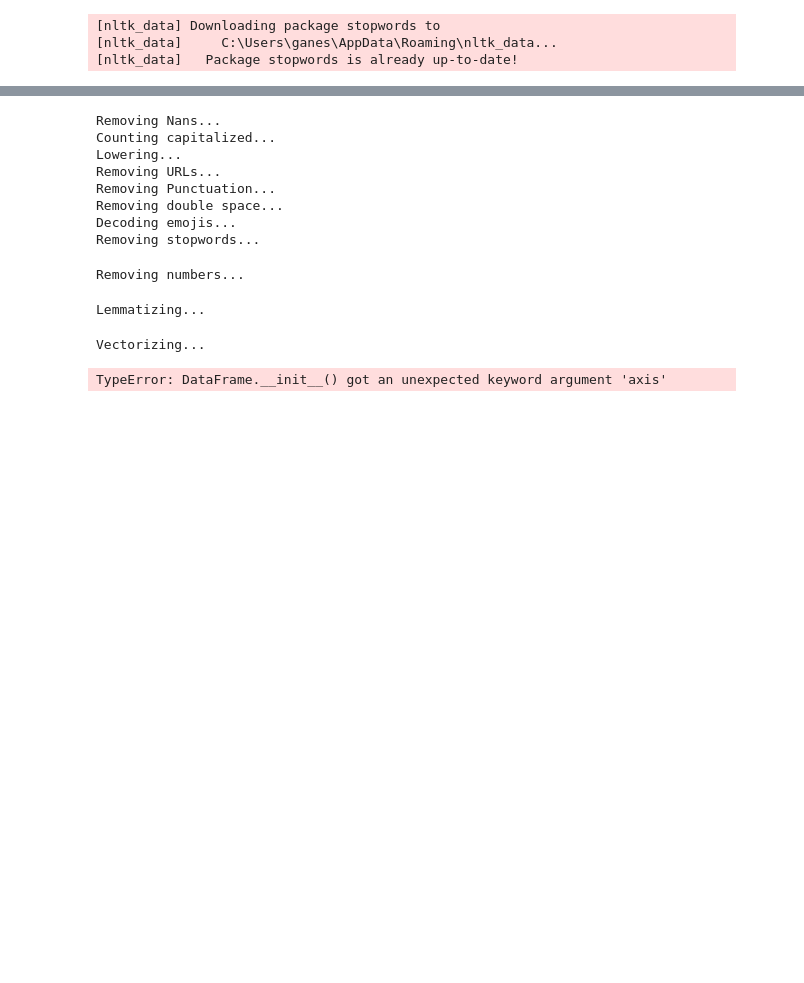
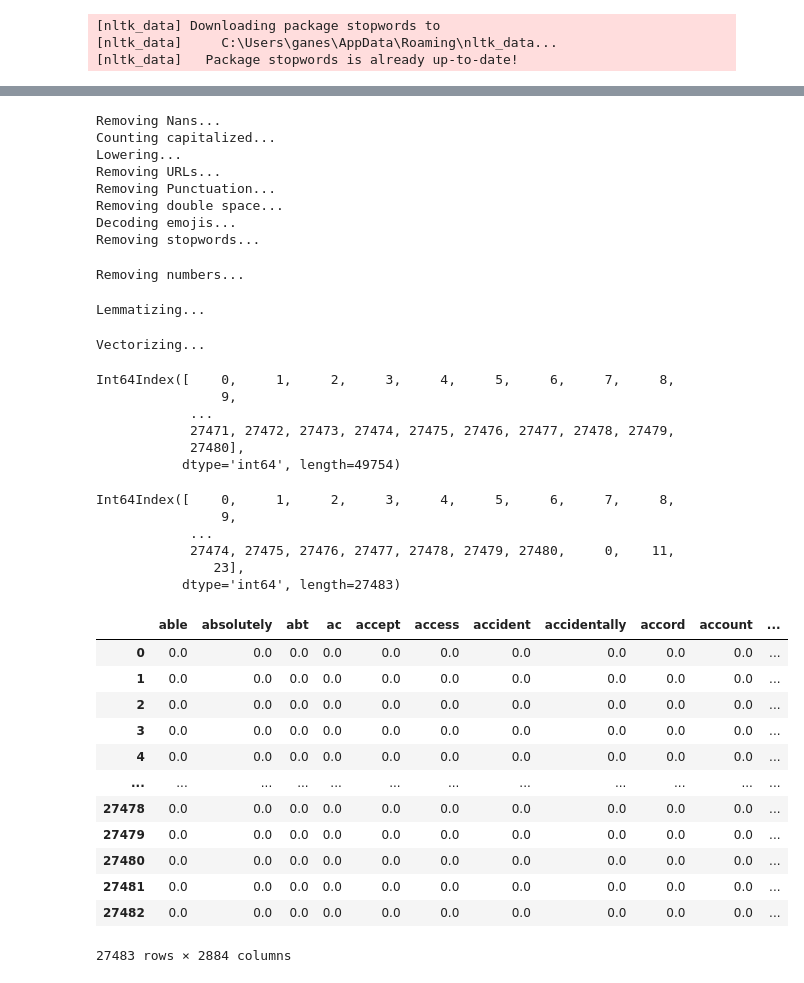
Before and after one commit to ganesh7262/Sentiment-analysis, a Jupyter notebook: main.ipynb, the cells around one changed output, grey strips where cells are left out. Cells and saved outputs as stored; diff of their text form; code cells hidden in the pictures; blank space fills up the shorter version.

```diff
--- a/main.ipynb
+++ b/main.ipynb
@@ -214,5 +217,3 @@ def split_count(text):
-# %%
-texts=final_dataset.text
 # %% [markdown]
 <h2>PREPROCESSING</h2>
 # %%
@@ -323,8 +346,8 @@ y_train=final_dataset.sentiment
 # %%
 data_train_pr = pr.transform(data_train['text'])
 data_train_pr = pd.DataFrame.sparse.from_spmatrix(data_train_pr, columns=pr.vectorizer.get_feature_names_out())
-y_train = y_train[y_train.index.isin(pr.train_idx)]
-y_train.index = data_train_pr.index
+# y_train = y_train[y_train.index.isin(pr.train_idx)]
+# y_train.index = data_train_pr.index
 # %% [output]
 Removing Nans...
 Counting capitalized...
@@ -337,4 +360,37 @@ Removing stopwords...
 Removing numbers...
 Lemmatizing...
 Vectorizing...
-TypeError: DataFrame.__init__() got an unexpected keyword argument 'axis'
+# %%
+y_train.index
+# %% [output]
+Int64Index([    0,     1,     2,     3,     4,     5,     6,     7,     8,
+                9,
+            ...
+            27471, 27472, 27473, 27474, 27475, 27476, 27477, 27478, 27479,
+            27480],
+           dtype='int64', length=49754)
+# %%
+pr.train_idx
+# %% [output]
+Int64Index([    0,     1,     2,     3,     4,     5,     6,     7,     8,
+                9,
+            ...
+            27474, 27475, 27476, 27477, 27478, 27479, 27480,     0,    11,
+               23],
+           dtype='int64', length=27483)
+# %%
+data_train_pr
+# %% [output]
+|  | able | absolutely | abt | ac | accept | access | accident | accidentally | accord | account | ... |
+| 0 | 0.0 | 0.0 | 0.0 | 0.0 | 0.0 | 0.0 | 0.0 | 0.0 | 0.0 | 0.0 | ... |
+| 1 | 0.0 | 0.0 | 0.0 | 0.0 | 0.0 | 0.0 | 0.0 | 0.0 | 0.0 | 0.0 | ... |
+| 2 | 0.0 | 0.0 | 0.0 | 0.0 | 0.0 | 0.0 | 0.0 | 0.0 | 0.0 | 0.0 | ... |
+| 3 | 0.0 | 0.0 | 0.0 | 0.0 | 0.0 | 0.0 | 0.0 | 0.0 | 0.0 | 0.0 | ... |
+| 4 | 0.0 | 0.0 | 0.0 | 0.0 | 0.0 | 0.0 | 0.0 | 0.0 | 0.0 | 0.0 | ... |
+| ... | ... | ... | ... | ... | ... | ... | ... | ... | ... | ... | ... |
+| 27478 | 0.0 | 0.0 | 0.0 | 0.0 | 0.0 | 0.0 | 0.0 | 0.0 | 0.0 | 0.0 | ... |
+| 27479 | 0.0 | 0.0 | 0.0 | 0.0 | 0.0 | 0.0 | 0.0 | 0.0 | 0.0 | 0.0 | ... |
+| 27480 | 0.0 | 0.0 | 0.0 | 0.0 | 0.0 | 0.0 | 0.0 | 0.0 | 0.0 | 0.0 | ... |
+| 27481 | 0.0 | 0.0 | 0.0 | 0.0 | 0.0 | 0.0 | 0.0 | 0.0 | 0.0 | 0.0 | ... |
+| 27482 | 0.0 | 0.0 | 0.0 | 0.0 | 0.0 | 0.0 | 0.0 | 0.0 | 0.0 | 0.0 | ... |
+27483 rows × 2884 columns
```
Also changed, not shown: parts of 6 cells of this notebook, 1 other file.
